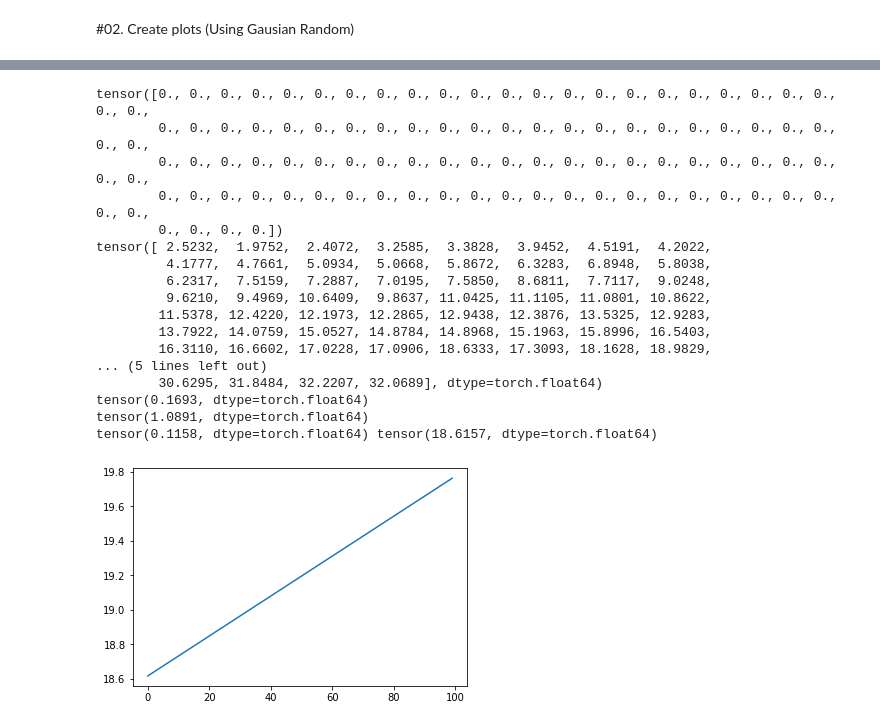
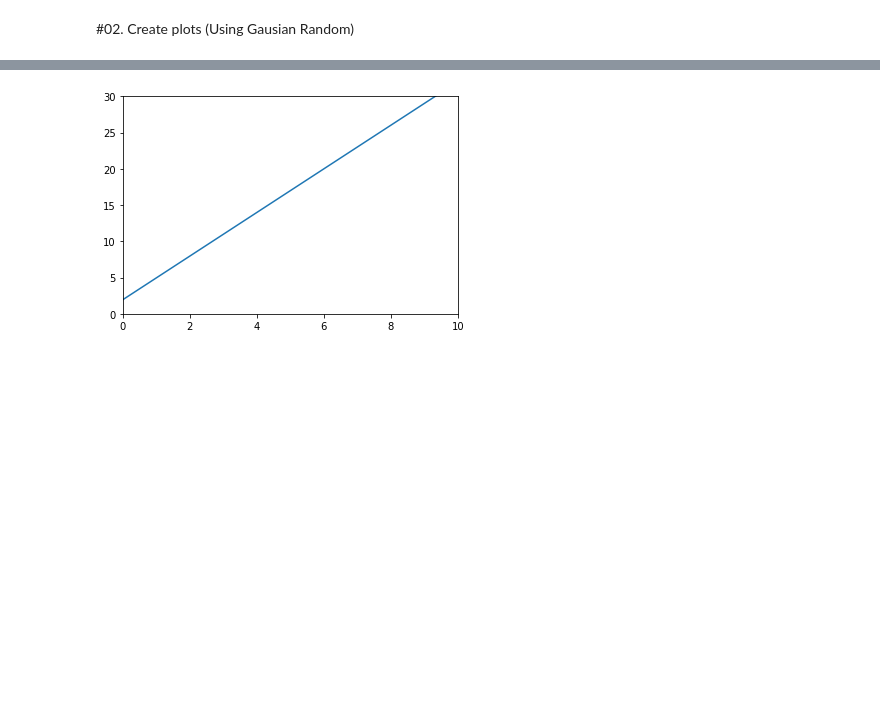
Before and after one commit to CJavaPython/AssignmentFolder, a Jupyter notebook: Assignment02/Assignment02.ipynb, the cells around one changed output, grey strips where cells are left out. Saved outputs shown, nothing was run; the diff lists cells and outputs as text; code cells hidden in the pictures; blank space fills up the shorter version.

Commit message:
Assignment02 : End CostFunction and making new Line

```diff
--- a/Assignment02/Assignment02.ipynb
+++ b/Assignment02/Assignment02.ipynb
@@ -8,10 +8,10 @@ import matplotlib.pyplot as plt
 #if theta 0 = 1 and theta 1 = 2
 def linearLine(t1, t2, x):
   return t1 * x + t2
-x = torch.arange(0, 10, 0.1)
+x = np.arange(0, 10, 0.1)
 #y = 3 * x + 2
 y_hat = linearLine(3, 2, x)
 plt.plot(x, y_hat)
-plt.axis([0,10,0,15])
+plt.axis([0,10,0,30])
 plt.show()
 # %% [output]
@@ -40,7 +23,7 @@ tensor([0.0000, 0.1000, 0.2000, 0.3000, 0.4000, 0.5000, 0.6000, 0.7000, 0.8000,
 
 #2-1. 가우시안 분포도 : 분포도 체크
 def create_Rand(x, y):
-  return y + np.random.normal(0, 0.5, y.size())
+  return y + np.random.normal(0, 0.5, y.size)
 
 y = create_Rand(x, y_hat)
 print(y)
@@ -66,51 +53,28 @@ tensor([ 2.5232,  1.9752,  2.4072,  3.2585,  3.3828,  3.9452,  4.5191,  4.2022,
 # %%
 #iniitalize ceta0, ceta1
-c0 = 0
-c1 = 0
+c0 = 0.0
+c1 = 0.0
 #size
-m = x.size()[0]
+m = x.size
 #step_size
-a = 0.01
-#Hypothesis
-def hypothesis(ceta1, ceta2, x):
-  return ceta1 * x + ceta2
+a = 0.02
+
+def hypothesis(c0, c1, x):
+    return c0 * x + c1
 
 cost_list = []
-print(hypothesis(c0, c1, x))
-print(y)
-for i in range(100):
-  h = hypothesis(c0, c1, x) - y
 
-  cost = torch.sum(h ** 2) / (2 * m)
-  #gradient descent
-  c0 = c0 - a * torch.sum(h) / m
-  c1 = c1 - a * torch.sum(h * x) / m
-  if i % 100 == 0:
-    print(c0)
-    print(c1)
+for i in range(5000):
+    h = hypothesis(c0, c1, x) - y
+    cost = np.sum(h ** 2) / m
 
-  cost_list.append(cost)
+    c0 = c0 - a * np.sum(h * x) / m
+    c1 = c1 - a * np.sum(h) / m
 
-#plt.plot(cost_list)
-print(c0, c1)
-plt.plot(hypothesis(c0, c1, x))
+    cost_list.append(cost)
+
+plt.plot(x, hypothesis(c0, c1, x))
+plt.axis([0,10,0,30])
 plt.show()
 # %% [output]
-tensor([0., 0., 0., 0., 0., 0., 0., 0., 0., 0., 0., 0., 0., 0., 0., 0., 0., 0., 0., 0., 0., 0., 0., 0.,
-        0., 0., 0., 0., 0., 0., 0., 0., 0., 0., 0., 0., 0., 0., 0., 0., 0., 0., 0., 0., 0., 0., 0., 0.,
-        0., 0., 0., 0., 0., 0., 0., 0., 0., 0., 0., 0., 0., 0., 0., 0., 0., 0., 0., 0., 0., 0., 0., 0.,
-        0., 0., 0., 0., 0., 0., 0., 0., 0., 0., 0., 0., 0., 0., 0., 0., 0., 0., 0., 0., 0., 0., 0., 0.,
-        0., 0., 0., 0.])
-tensor([ 2.5232,  1.9752,  2.4072,  3.2585,  3.3828,  3.9452,  4.5191,  4.2022,
-         4.1777,  4.7661,  5.0934,  5.0668,  5.8672,  6.3283,  6.8948,  5.8038,
-         6.2317,  7.5159,  7.2887,  7.0195,  7.5850,  8.6811,  7.7117,  9.0248,
-         9.6210,  9.4969, 10.6409,  9.8637, 11.0425, 11.1105, 11.0801, 10.8622,
-        11.5378, 12.4220, 12.1973, 12.2865, 12.9438, 12.3876, 13.5325, 12.9283,
-        13.7922, 14.0759, 15.0527, 14.8784, 14.8968, 15.1963, 15.8996, 16.5403,
-        16.3110, 16.6602, 17.0228, 17.0906, 18.6333, 17.3093, 18.1628, 18.9829,
-... (5 lines left out)
-        30.6295, 31.8484, 32.2207, 32.0689], dtype=torch.float64)
-tensor(0.1693, dtype=torch.float64)
-tensor(1.0891, dtype=torch.float64)
-tensor(0.1158, dtype=torch.float64) tensor(18.6157, dtype=torch.float64)
-[figure, old version]
+[figure, new version]
```
Also changed, not shown: parts of 4 cells of this notebook.
